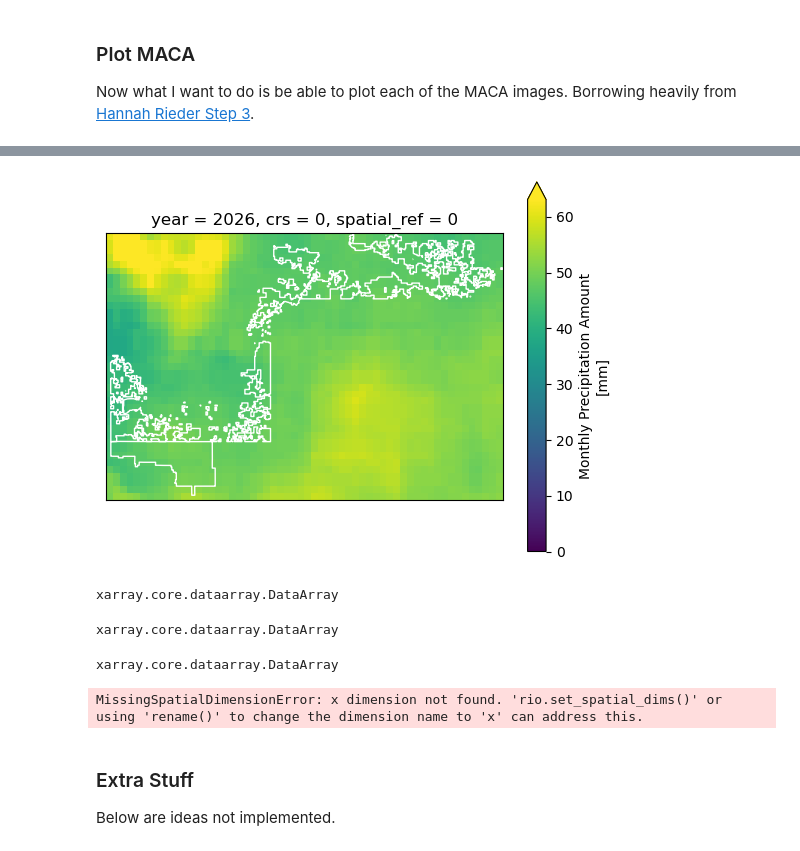
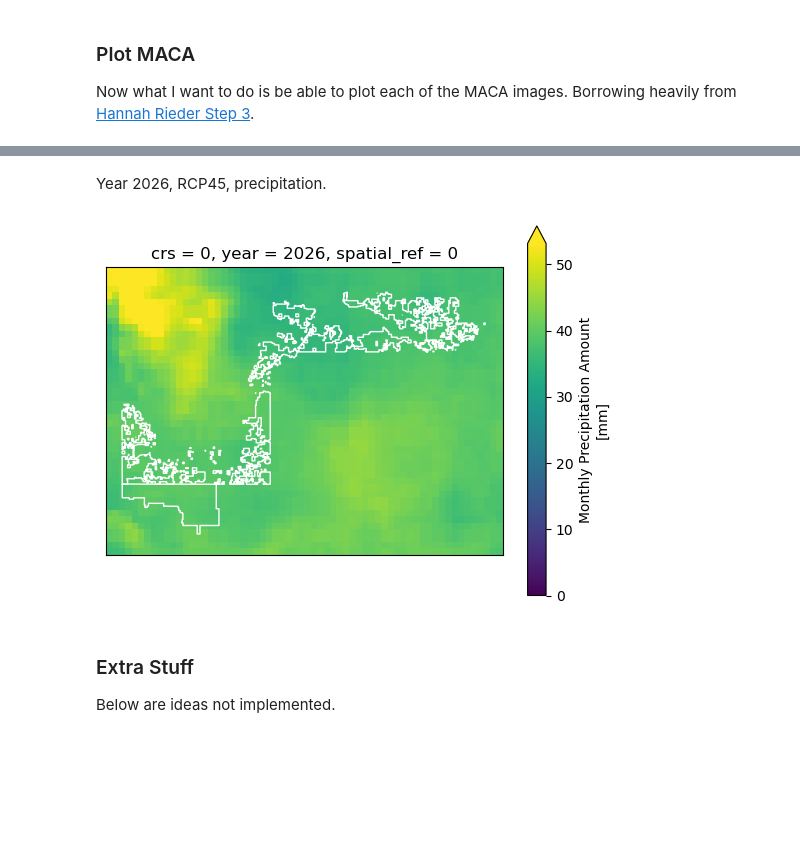
Before and after one commit to byandell-envsys/habitatSuitability, a Jupyter notebook: 2_1_download_model_vars.ipynb, the cells around one changed output, grey strips where cells are left out. Drawn from its saved outputs; the diff is of its cells as text; code cells hidden in the pictures; blank space fills up the shorter version.

Commit message:
maca using landmapy

```diff
--- a/2_1_download_model_vars.ipynb
+++ b/2_1_download_model_vars.ipynb
@@ -233,25 +155,9 @@ maca_2027 = maca_2027.rio.write_crs("EPSG:4326")
+# %% [markdown]
+Year 2026, RCP45, precipitation.
 # %%
-redline_over_index(buffalo_gdf, maca_2027, edgecolor="white")
+redline_over_index(buffalo_gdf, maca_year(maca_df, 1, 2027), edgecolor="white")
 # %% [output]
-[figure, old version]
+[figure, new version]
-# %%
-type(xr.DataArray(maca_df[['da']].iloc[0].values))
-# %% [output]
-xarray.core.dataarray.DataArray
-# %%
-type(buffalo_da)
-# %% [output]
-xarray.core.dataarray.DataArray
-# %%
-buffy_da = xr.DataArray(maca_df[['da']].iloc[0].values)
-buffy_da = buffy_da.rio.write_crs("EPSG:4326")
-type(buffy_da)
-# %% [output]
-xarray.core.dataarray.DataArray
-# %%
-redline_over_index(buffalo_gdf, buffy_da, edgecolor="white")
-# %% [output]
-MissingSpatialDimensionError: x dimension not found. 'rio.set_spatial_dims()' or using 'rename()' to change the dimension name to 'x' can address this.
 # %% [markdown]
 ### Extra Stuff
 
```
Also changed, not shown: parts of 32 cells of this notebook.
